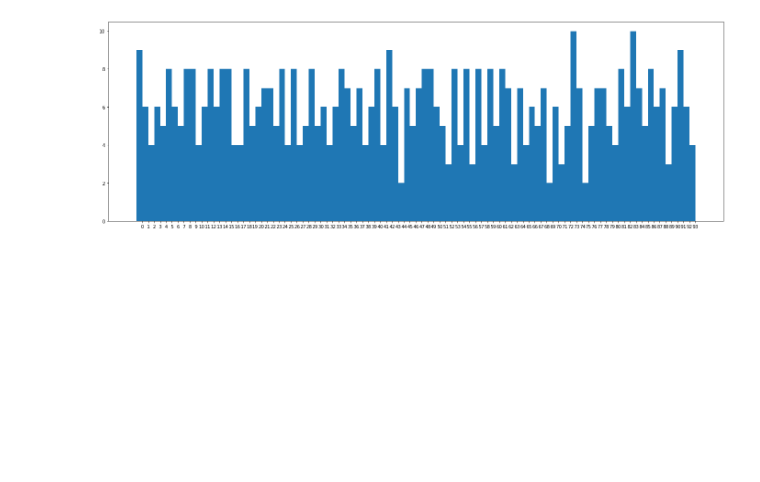
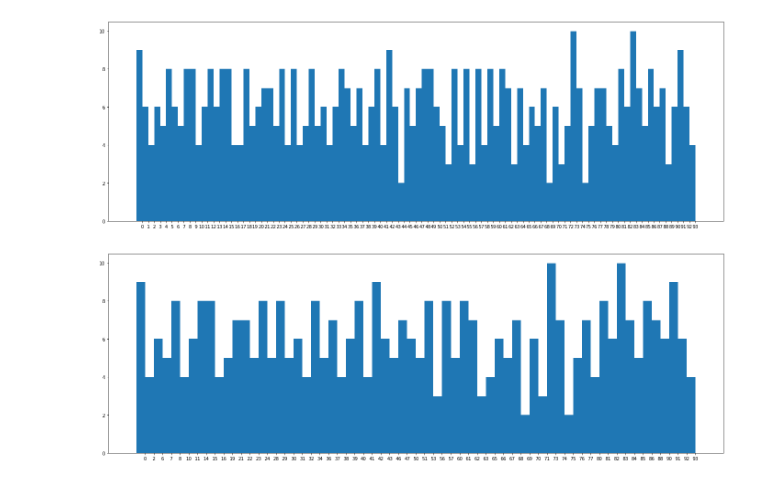
Before and after one commit to matthewsommer/experior, a Jupyter notebook: python/dotcipher/dotcipher.ipynb, the cells around one changed output. Drawn from its saved outputs; the diff is of its cells as text; code cells hidden in the pictures; blank space fills up the shorter version.

```diff
--- a/python/dotcipher/dotcipher.ipynb
+++ b/python/dotcipher/dotcipher.ipynb
@@ -93,3 +94,29 @@ plt.xticks(indexes + width * 0.5, labels)
 plt.show()
 # %% [output]
 [figure]
+# %%
+color_circles = [circle for circle in data if circle['color'] != "#49B882"]
+unique_color_x = set(circle['x'] for circle in color_circles)
+
+color_circle_columns = []
+for j in unique_color_x:
+    color_circle_columns.append([circle for circle in data if circle['x'] == j])
+
+dots_per_color_column = Counter(circle['x'] for circle in color_circles)
+dots_per_color_row = Counter(circle['y'] for circle in color_circles)
+# %%
+flat_list = [circle for column in color_circle_columns for circle in column]
+dots_per_color_column = Counter(circle['x'] for circle in flat_list)
+dots_per_color_row = Counter(circle['y'] for circle in flat_list)
+
+labels, values = zip(*dots_per_color_column.items())
+
+indexes = np.arange(len(labels))
+width = 1
+
+plt.figure(figsize=(24,8))
+plt.bar(indexes, values, width)
+plt.xticks(indexes + width * 0.5, labels)
+plt.show()
+# %% [output]
+[figure, added]
```
Also changed, not shown: parts of 10 cells of this notebook, 13 other files.
